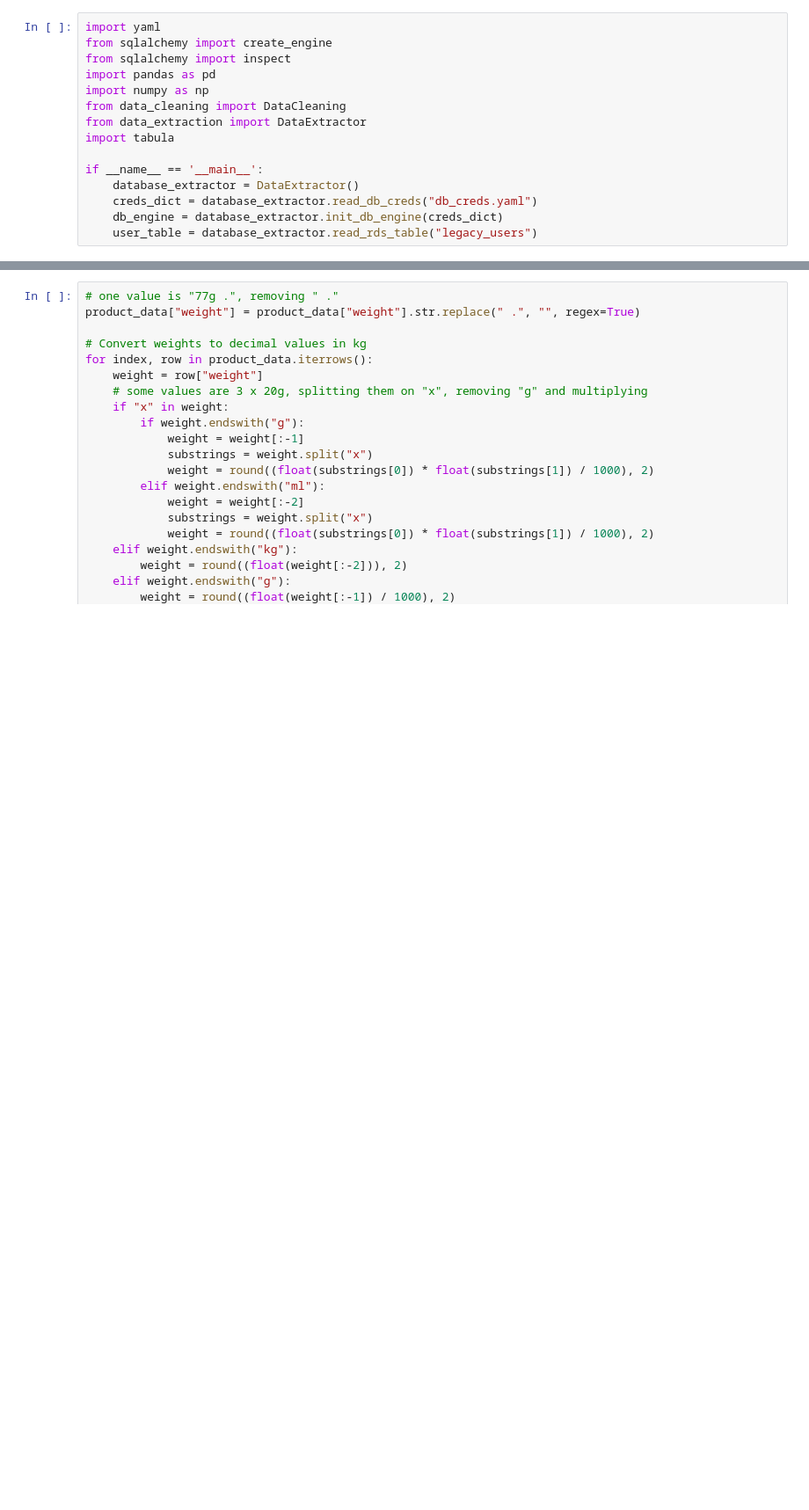
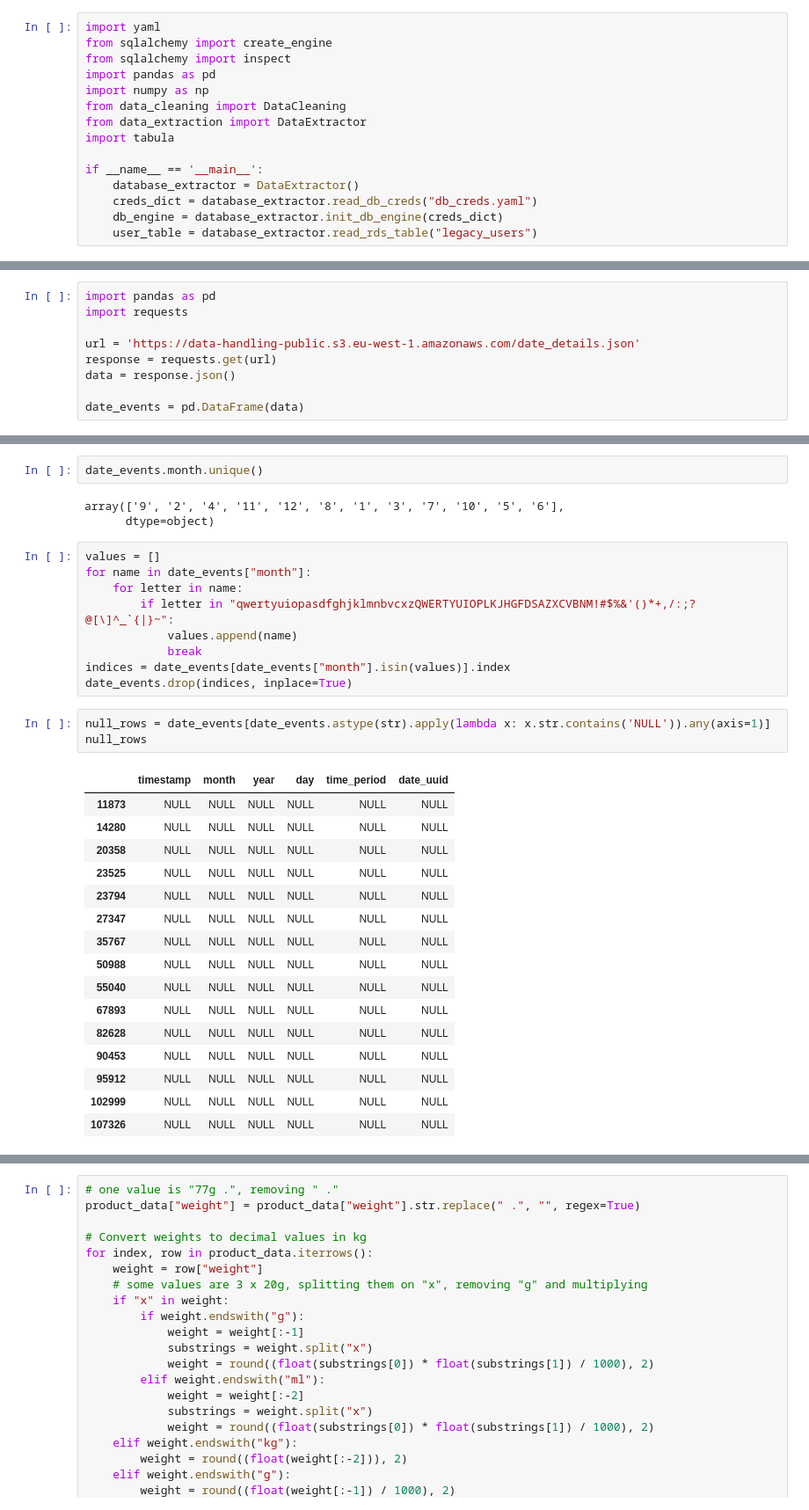
Before and after one commit to raweru/multinational-retail-data-centralisation, a Jupyter notebook: cleaner.ipynb, the cells around one changed output, grey strips where cells are left out. Shown at 88% size. Cells and saved outputs as stored; diff of their text form; blank space fills up the shorter version.

Commit message:
M2T8: date_events data uploaded with readme

```diff
--- a/cleaner.ipynb
+++ b/cleaner.ipynb
@@ -18,0 +16,9 @@ product_data = extractor.extract_from_s3("s3://data-handling-public/products.csv
+# %%
+import pandas as pd
+import requests
+
+url = 'https://data-handling-public.s3.eu-west-1.amazonaws.com/date_details.json'
+response = requests.get(url)
+data = response.json()
+
+date_events = pd.DataFrame(data)
@@ -61,0 +60,34 @@ product_data.product_code.nunique()
+# %%
+date_events.month.unique()
+# %% [output]
+array(['9', '2', '4', '11', '12', '8', '1', '3', '7', '10', '5', '6'],
+      dtype=object)
+# %%
+values = []
+for name in date_events["month"]:
+    for letter in name:
+        if letter in "qwertyuiopasdfghjklmnbvcxzQWERTYUIOPLKJHGFDSAZXCVBNM!#$%&'()*+,/:;?@[\]^_`{|}~":
+            values.append(name)
+            break
+indices = date_events[date_events["month"].isin(values)].index
+date_events.drop(indices, inplace=True)
+# %%
+null_rows = date_events[date_events.astype(str).apply(lambda x: x.str.contains('NULL')).any(axis=1)]
+null_rows
+# %% [output]
+|  | timestamp | month | year | day | time_period | date_uuid |
+| 11873 | NULL | NULL | NULL | NULL | NULL | NULL |
+| 14280 | NULL | NULL | NULL | NULL | NULL | NULL |
+| 20358 | NULL | NULL | NULL | NULL | NULL | NULL |
+| 23525 | NULL | NULL | NULL | NULL | NULL | NULL |
+| 23794 | NULL | NULL | NULL | NULL | NULL | NULL |
+| 27347 | NULL | NULL | NULL | NULL | NULL | NULL |
+| 35767 | NULL | NULL | NULL | NULL | NULL | NULL |
+| 50988 | NULL | NULL | NULL | NULL | NULL | NULL |
+| 55040 | NULL | NULL | NULL | NULL | NULL | NULL |
+| 67893 | NULL | NULL | NULL | NULL | NULL | NULL |
+| 82628 | NULL | NULL | NULL | NULL | NULL | NULL |
+| 90453 | NULL | NULL | NULL | NULL | NULL | NULL |
+| 95912 | NULL | NULL | NULL | NULL | NULL | NULL |
+| 102999 | NULL | NULL | NULL | NULL | NULL | NULL |
+| 107326 | NULL | NULL | NULL | NULL | NULL | NULL |
```
Also changed, not shown: parts of 9 cells of this notebook, 4 other files.
